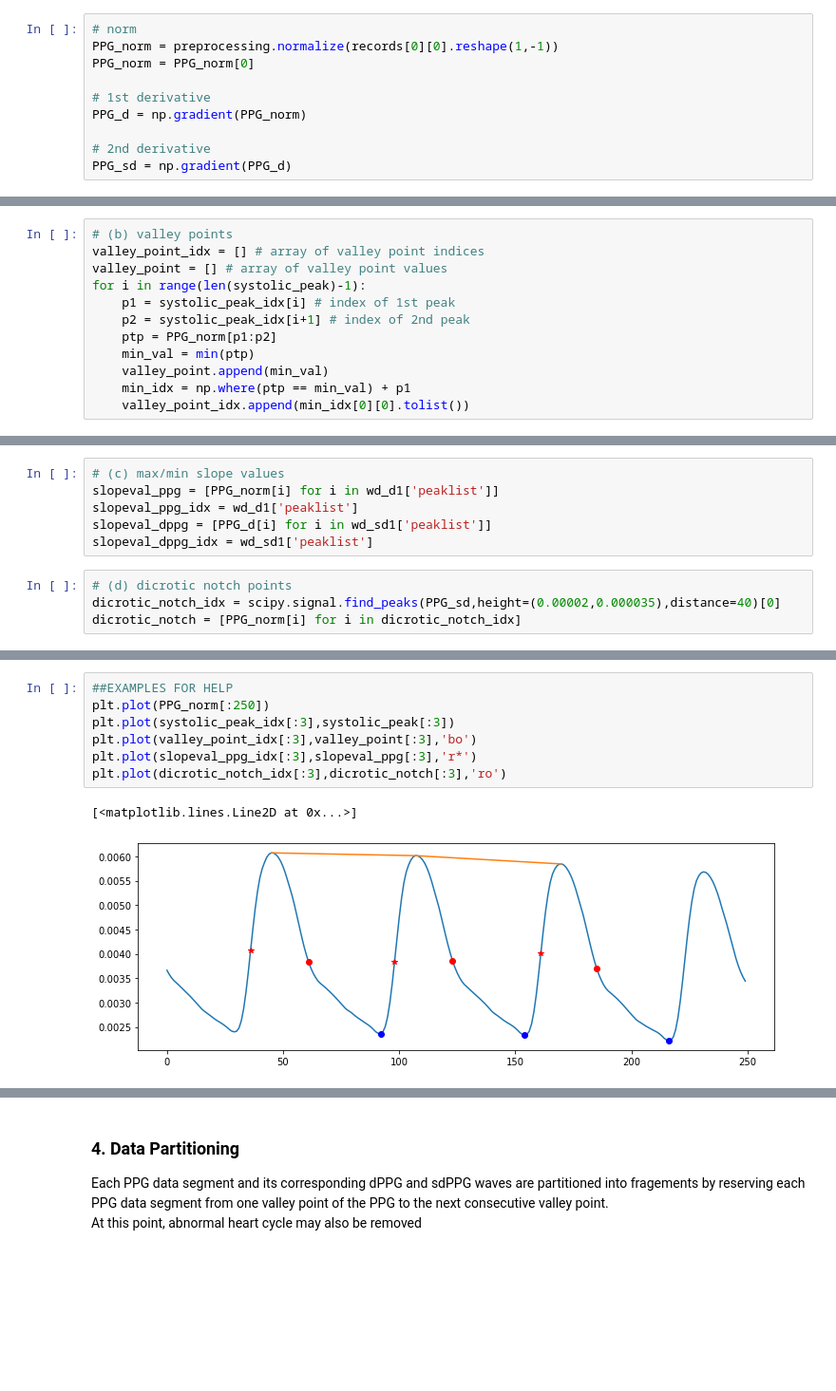
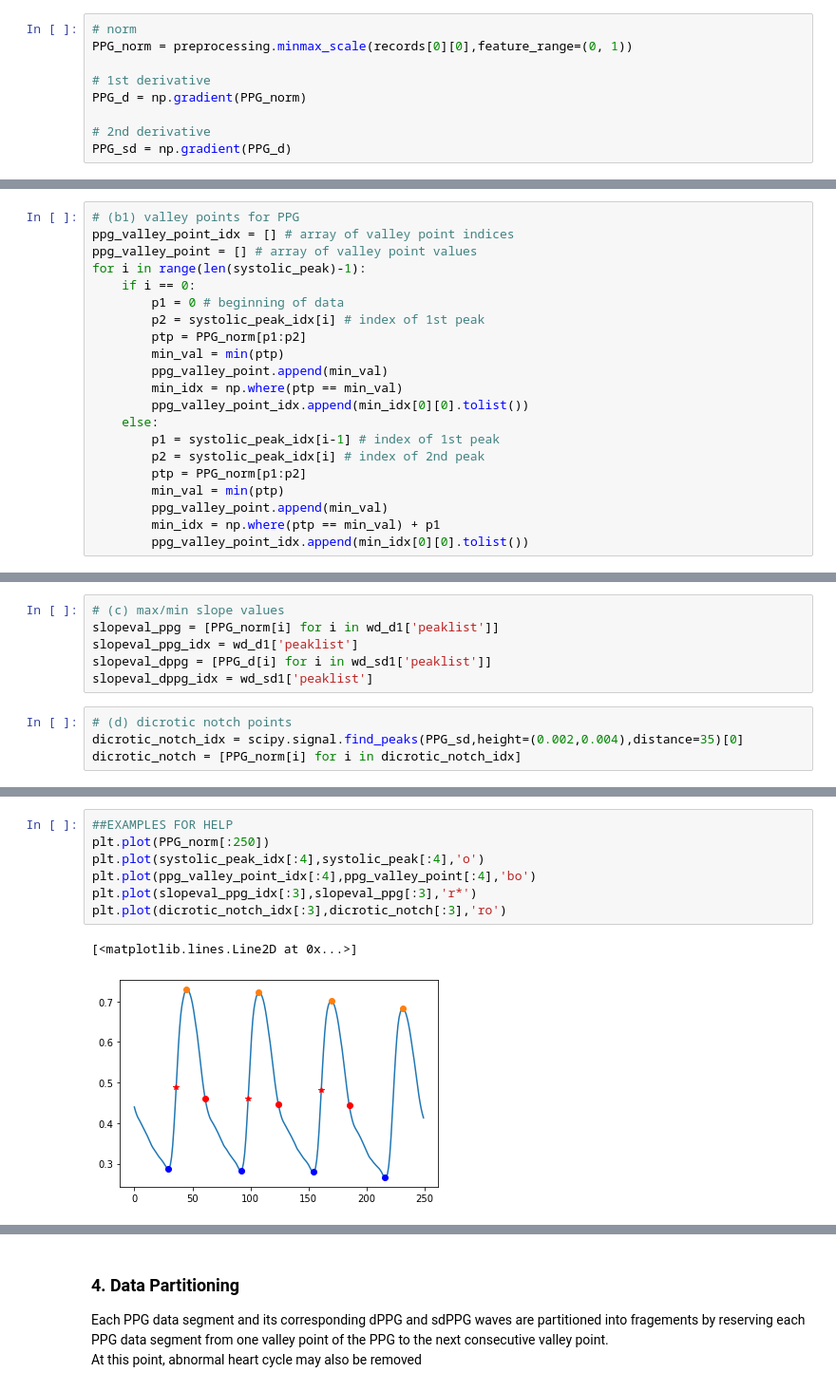
Before and after one commit to anr22156/VT_SeniorDesign, a Jupyter notebook: Algorithm_practice.ipynb, the cells around one changed output, grey strips where cells are left out. Shown: that part at 95% size. Drawn from its saved outputs; the diff is of its cells as text; blank space fills up the shorter version.

```diff
--- a/Algorithm_practice.ipynb
+++ b/Algorithm_practice.ipynb
@@ -58,8 +59,7 @@ Every segment is normalized (between [0 1] using x'=(x-Xm)/(XM-Xm) where x is th
 The 1st (dPPG) and 2nd (sdPPG) derivatives are then calculated.
 # %%
 # norm
-PPG_norm = preprocessing.normalize(records[0][0].reshape(1,-1))
-PPG_norm = PPG_norm[0]
+PPG_norm = preprocessing.minmax_scale(records[0][0],feature_range=(0, 1))
 
 # 1st derivative
 PPG_d = np.gradient(PPG_norm)
@@ -137,14 +139,23 @@ dicrotic_notch : {vals: [],
 systolic_peak_idx = wd1['peaklist'] # array of peak indices
 systolic_peak = wd1['ybeat'] # array of peak values
 # %%
-# (b) valley points
-valley_point_idx = [] # array of valley point indices
-valley_point = [] # array of valley point values
+# (b1) valley points for PPG
+ppg_valley_point_idx = [] # array of valley point indices
+ppg_valley_point = [] # array of valley point values
 for i in range(len(systolic_peak)-1):
-    p1 = systolic_peak_idx[i] # index of 1st peak
-    p2 = systolic_peak_idx[i+1] # index of 2nd peak
-    ptp = PPG_norm[p1:p2]
-    min_val = min(ptp)
-    valley_point.append(min_val)
-    min_idx = np.where(ptp == min_val) + p1
-    valley_point_idx.append(min_idx[0][0].tolist())
+    if i == 0:
+        p1 = 0 # beginning of data
+        p2 = systolic_peak_idx[i] # index of 1st peak
+        ptp = PPG_norm[p1:p2]
+        min_val = min(ptp)
+        ppg_valley_point.append(min_val)
+        min_idx = np.where(ptp == min_val)
+        ppg_valley_point_idx.append(min_idx[0][0].tolist())
+    else:
+        p1 = systolic_peak_idx[i-1] # index of 1st peak
+        p2 = systolic_peak_idx[i] # index of 2nd peak
+        ptp = PPG_norm[p1:p2]
+        min_val = min(ptp)
+        ppg_valley_point.append(min_val)
+        min_idx = np.where(ptp == min_val) + p1
+        ppg_valley_point_idx.append(min_idx[0][0].tolist())
@@ -156,6 +257,6 @@ slopeval_dppg = [PPG_d[i] for i in wd_sd1['peaklist']]
 slopeval_dppg_idx = wd_sd1['peaklist']
 # %%
 # (d) dicrotic notch points
-dicrotic_notch_idx = scipy.signal.find_peaks(PPG_sd,height=(0.00002,0.000035),distance=40)[0]
+dicrotic_notch_idx = scipy.signal.find_peaks(PPG_sd,height=(0.002,0.004),distance=35)[0]
 dicrotic_notch = [PPG_norm[i] for i in dicrotic_notch_idx]
 # %%
@@ -174,13 +276,13 @@ data[4][1] = dicrotic_notch
 # %%
 ##EXAMPLES FOR HELP
 plt.plot(PPG_norm[:250])
-plt.plot(systolic_peak_idx[:3],systolic_peak[:3])
-plt.plot(valley_point_idx[:3],valley_point[:3],'bo')
+plt.plot(systolic_peak_idx[:4],systolic_peak[:4],'o')
+plt.plot(ppg_valley_point_idx[:4],ppg_valley_point[:4],'bo')
 plt.plot(slopeval_ppg_idx[:3],slopeval_ppg[:3],'r*')
 plt.plot(dicrotic_notch_idx[:3],dicrotic_notch[:3],'ro')
 # %% [output]
 [<matplotlib.lines.Line2D at 0x...>]
-[figure, old version]
+[figure, new version]
 # %%
 plt.plot(PPG_d[:200])
 plt.plot(slopeval_dppg_idx[0:3],slopeval_dppg[0:3],'r*')
```
Also changed, not shown: parts of 54 cells of this notebook.
